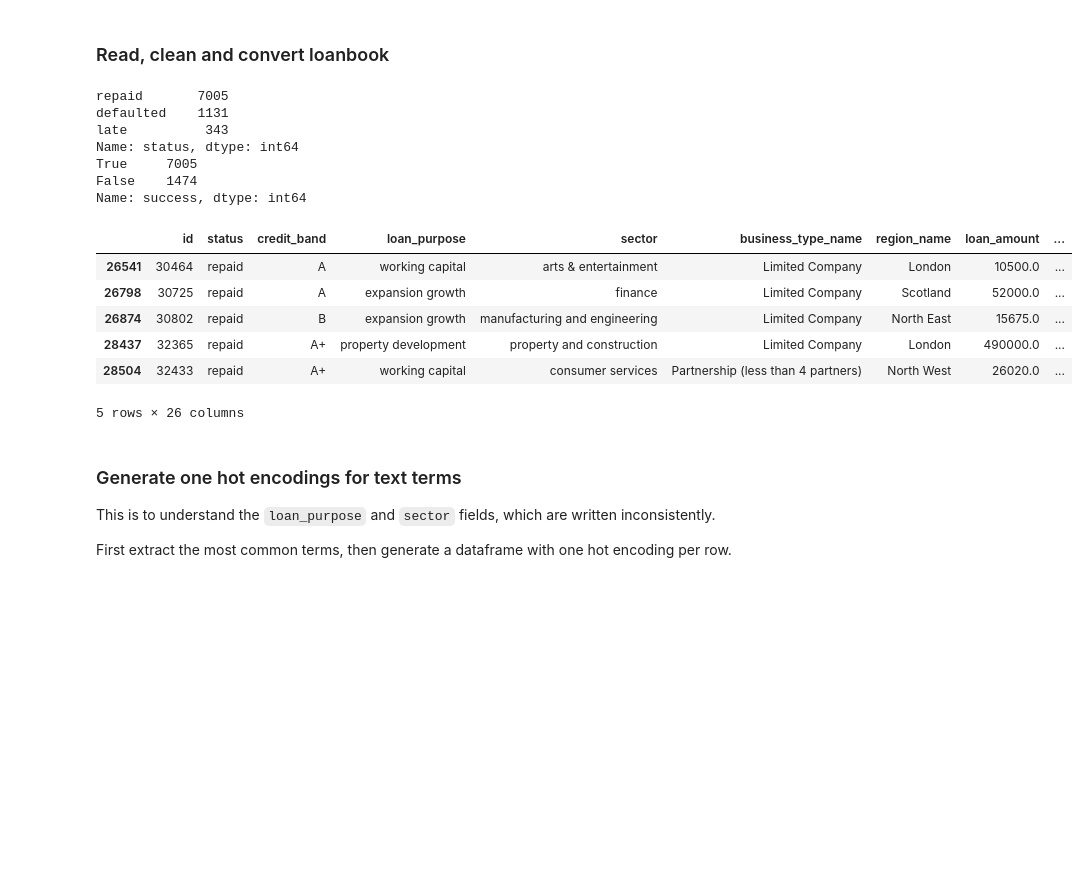
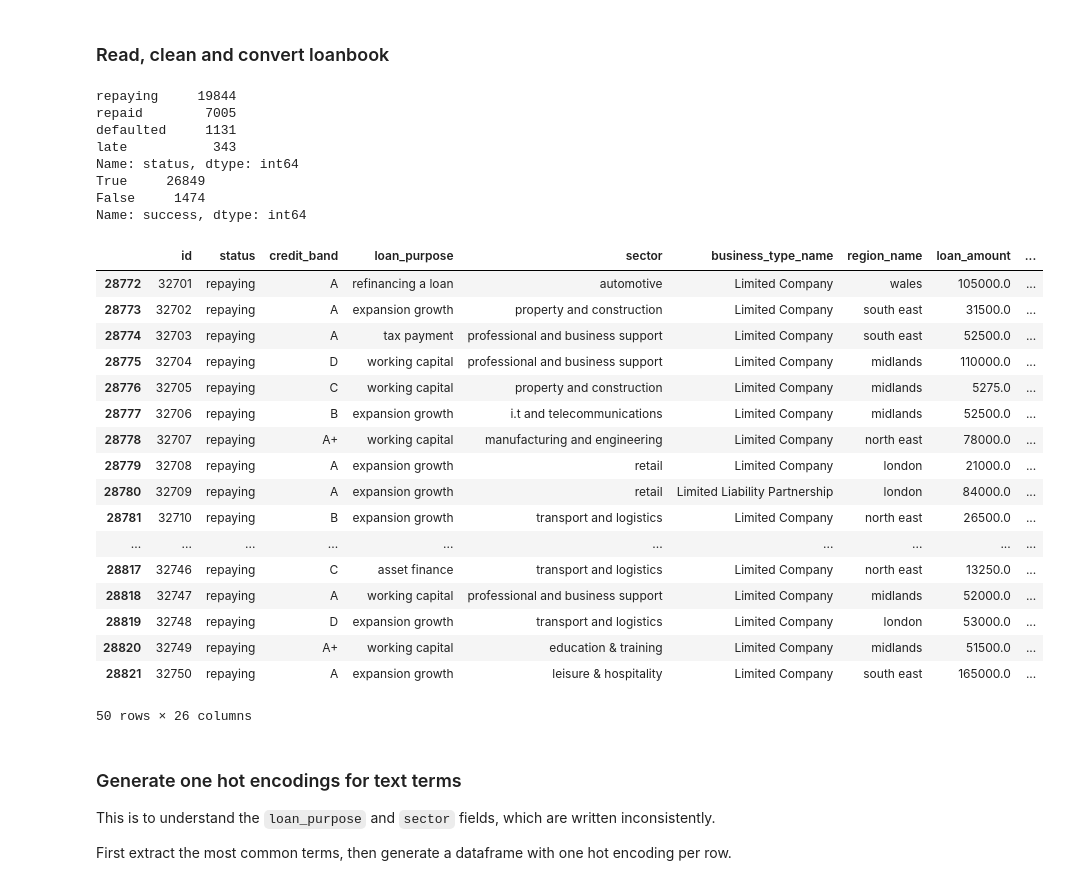
Before and after one commit to Dan0net/funding-circle-loanbook, a Jupyter notebook: LoanBook Analysis.ipynb, the cells around one changed output. Cells and saved outputs as stored; diff of their text form; code cells hidden in the pictures; blank space fills up the shorter version.

```diff
--- a/LoanBook Analysis.ipynb
+++ b/LoanBook Analysis.ipynb
@@ -11,43 +13,57 @@ import re
 # %%
 df = pd.read_csv('loanbook.csv')
 
 # only 2012 dates onwards
 df = df[pd.to_datetime(df['loan_accepted_date']) > datetime.date(year=2012, month=1, day=1)]
 
 # ignore repaying (possible over simplification)
-df = df[df['status'] != 'loan: repaying']
+# df = df[df['status'] != 'loan: repaying']
+df = df[(df['status'] != 'repaying') | (df['payments_remaining'] < df['term']*0.1)]
 
 # select only status text
 df['status'] = df['status'].str[6:]
 
 # independent successful overall repayment
-df['success'] = df['status'] == 'repaid'
+df['success'] = (df['status'] == 'repaid') | (df['status'] == 'repaying')
 
-# clean purpose and sector
+# clean purpose, sector, location
 df['loan_purpose'] = df['loan_purpose'].str.lower().str.replace('/', ' ')
 df['sector'] = df['sector'].str.lower().str.replace('/', ' ')
+df['region_name'] = df['region_name'].str.lower()
 
 # risk band simplification
 df['credit_band'] = df['credit_band'].str[:2]
 
 print(df['status'].value_counts())
 print(df['success'].value_counts())
-df.tail(5)
+df.tail(50)
 # %% [output]
-repaid       7005
-defaulted    1131
-late          343
+repaying     19844
+repaid        7005
+defaulted     1131
+late           343
 Name: status, dtype: int64
-True     7005
-False    1474
+True     26849
+False     1474
 Name: success, dtype: int64
 |  | id | status | credit_band | loan_purpose | sector | business_type_name | region_name | loan_amount | ... |
-| 26541 | 30464 | repaid | A | working capital | arts & entertainment | Limited Company | London | 10500.0 | ... |
-| 26798 | 30725 | repaid | A | expansion growth | finance | Limited Company | Scotland | 52000.0 | ... |
-| 26874 | 30802 | repaid | B | expansion growth | manufacturing and engineering | Limited Company | North East | 15675.0 | ... |
-| 28437 | 32365 | repaid | A+ | property development | property and construction | Limited Company | London | 490000.0 | ... |
-| 28504 | 32433 | repaid | A+ | working capital | consumer services | Partnership (less than 4 partners) | North West | 26020.0 | ... |
+| 28772 | 32701 | repaying | A | refinancing a loan | automotive | Limited Company | wales | 105000.0 | ... |
+| 28773 | 32702 | repaying | A | expansion growth | property and construction | Limited Company | south east | 31500.0 | ... |
+| 28774 | 32703 | repaying | A | tax payment | professional and business support | Limited Company | south east | 52500.0 | ... |
+| 28775 | 32704 | repaying | D | working capital | professional and business support | Limited Company | midlands | 110000.0 | ... |
+| 28776 | 32705 | repaying | C | working capital | property and construction | Limited Company | midlands | 5275.0 | ... |
+| 28777 | 32706 | repaying | B | expansion growth | i.t and telecommunications | Limited Company | midlands | 52500.0 | ... |
+| 28778 | 32707 | repaying | A+ | working capital | manufacturing and engineering | Limited Company | north east | 78000.0 | ... |
+| 28779 | 32708 | repaying | A | expansion growth | retail | Limited Company | london | 21000.0 | ... |
+| 28780 | 32709 | repaying | A | expansion growth | retail | Limited Liability Partnership | london | 84000.0 | ... |
+| 28781 | 32710 | repaying | B | expansion growth | transport and logistics | Limited Company | north east | 26500.0 | ... |
+| ... | ... | ... | ... | ... | ... | ... | ... | ... | ... |
+| 28817 | 32746 | repaying | C | asset finance | transport and logistics | Limited Company | north east | 13250.0 | ... |
+| 28818 | 32747 | repaying | A | working capital | professional and business support | Limited Company | midlands | 52000.0 | ... |
+| 28819 | 32748 | repaying | D | expansion growth | transport and logistics | Limited Company | london | 53000.0 | ... |
+| 28820 | 32749 | repaying | A+ | working capital | education & training | Limited Company | midlands | 51500.0 | ... |
+| 28821 | 32750 | repaying | A | expansion growth | leisure & hospitality | Limited Company | south east | 165000.0 | ... |
-5 rows × 26 columns
+50 rows × 26 columns
 # %% [markdown]
 ### Generate one hot encodings for text terms
 
```
Also changed, not shown: parts of 8 cells of this notebook, 1 other file.
